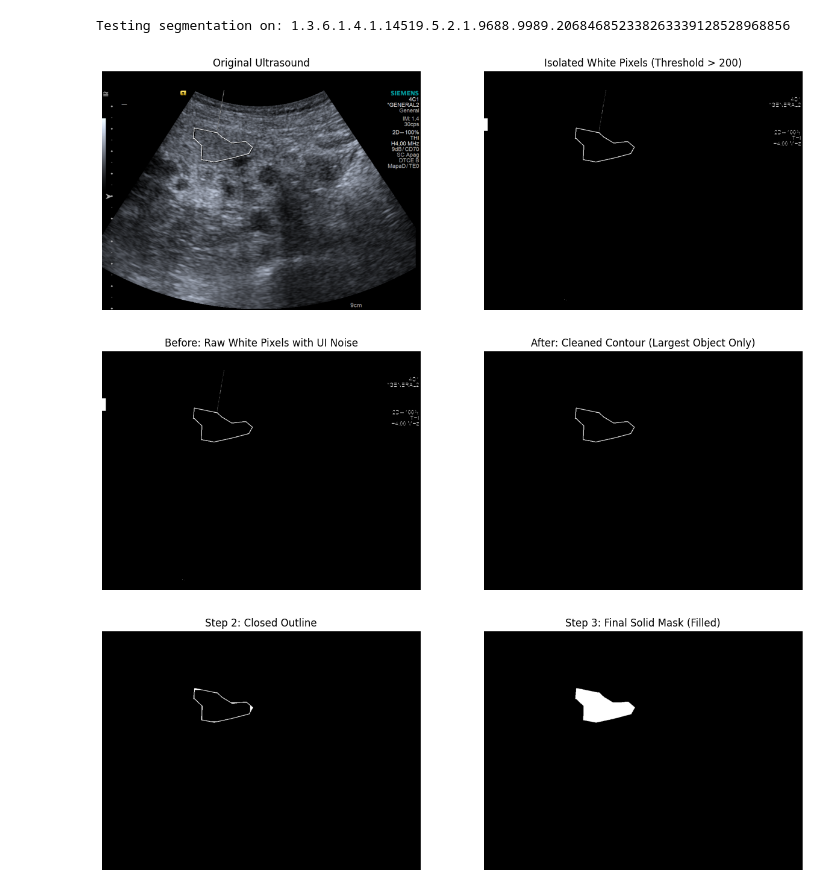
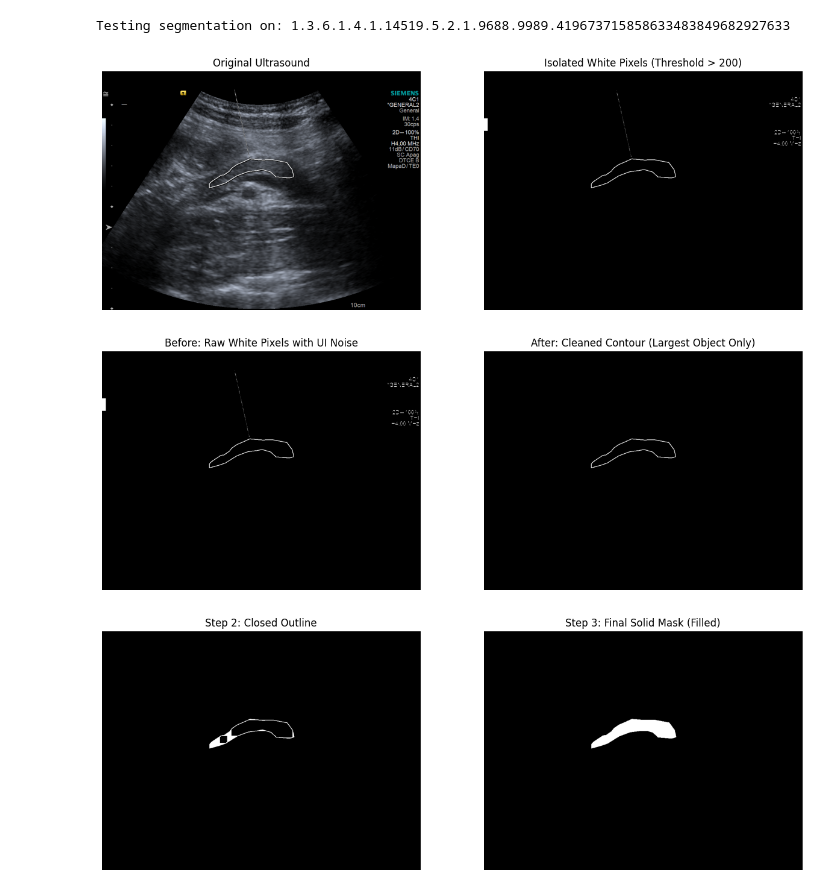
Before and after one commit to daniel-duhnev/pancreas-us-radiomics, a Jupyter notebook: analysis/05_single_segment_test_with_brush_to_close_gaps.ipynb, the cells around one changed output. Drawn from its saved outputs; the diff is of its cells as text; code cells hidden in the pictures.

```diff
--- a/analysis/05_single_segment_test_with_brush_to_close_gaps.ipynb
+++ b/analysis/05_single_segment_test_with_brush_to_close_gaps.ipynb
@@ -5,7 +5,8 @@ import numpy as np
 import matplotlib.pyplot as plt
 import cv2
 
-test_directory = os.path.join("..", "data", "PANCREAS_2", "PANCREAS_2", "49_01", "20191106")
+test_directory = os.path.join("..", "data", "PANCREAS_2", "PANCREAS_2", "06_03", "20180404")
+# "49_01", "20191106"
 
 valid_files = [f for f in os.listdir(test_directory) if not f.startswith(".")]
 file_path = os.path.join(test_directory, valid_files[0])
@@ -94,34 +95,34 @@ kernel = np.ones((20, 20), np.uint8)
 closed_contour_mask = cv2.morphologyEx(clean_contour_mask, cv2.MORPH_CLOSE, kernel)
 
 # Trace boundary of white loop using the closed contour
 # RETR_EXTERNAL means we only care about the outermost loop
 contours, hierarchy = cv2.findContours(closed_contour_mask, cv2.RETR_EXTERNAL, cv2.CHAIN_APPROX_SIMPLE)
 
 # Create new blank same-size black image
 filled_mask = np.zeros_like(closed_contour_mask)
 
 # Draw the contour and fill it with white
 # thickness=cv2.FILLED equal to -1 used to fill in contour
 cv2.drawContours(filled_mask, contours, contourIdx=-1, color=255, thickness=cv2.FILLED)
 
 # Visualize the Final Mask
 plt.figure(figsize=(15, 7))
 
 # Plot the outline (Before)
 plt.subplot(1, 2, 1)
 plt.imshow(closed_contour_mask, cmap="gray")
 plt.title("Step 2: Closed Outline")
 plt.axis("off")
 
 # Plot the filled solid mask (After)
 plt.subplot(1, 2, 2)
 plt.imshow(filled_mask, cmap="gray")
 plt.title("Step 3: Final Solid Mask (Filled)")
 plt.axis("off")
 
 plt.show()
 # %% [output]
-Testing segmentation on: 1.3.6.1.4.1.14519.5.2.1.9688.9989.206846852338263339128528968856
+Testing segmentation on: 1.3.6.1.4.1.14519.5.2.1.9688.9989.419673715858633483849682927633
-[figure, old version]
+[figure, new version]
-[figure, old version]
+[figure, new version]
-[figure, old version]
+[figure, new version]
```
